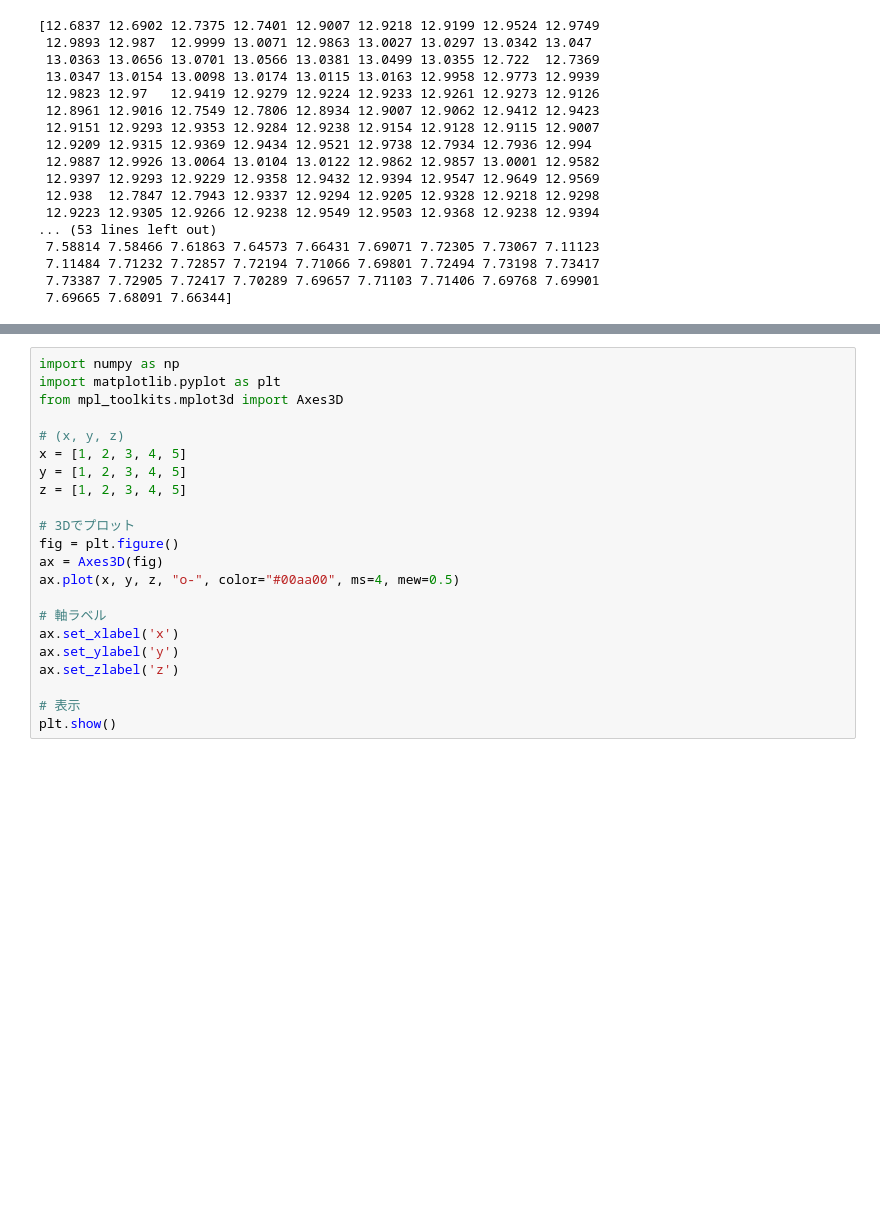
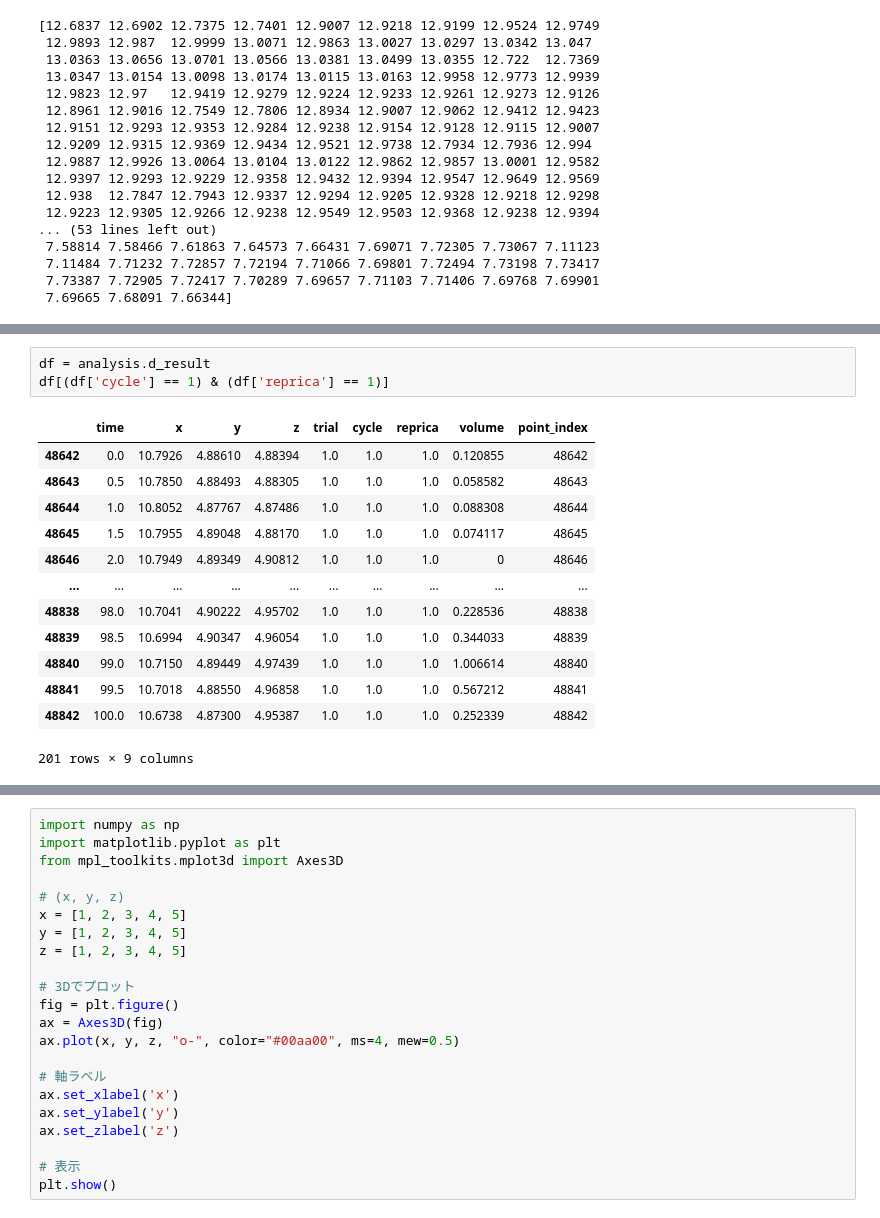
Before and after one commit to mukaiyama729/ResearchAnalysis, a Jupyter notebook: tesselation.ipynb, the cells around one changed output, grey strips where cells are left out. Cells and saved outputs as stored; diff of their text form; blank space fills up the shorter version.

```diff
--- a/tesselation.ipynb
+++ b/tesselation.ipynb
@@ -1004,0 +988,17 @@ print(z)
+# %%
+df = analysis.d_result
+df[(df['cycle'] == 1) & (df['reprica'] == 1)]
+# %% [output]
+|  | time | x | y | z | trial | cycle | reprica | volume | point_index |
+| 48642 | 0.0 | 10.7926 | 4.88610 | 4.88394 | 1.0 | 1.0 | 1.0 | 0.120855 | 48642 |
+| 48643 | 0.5 | 10.7850 | 4.88493 | 4.88305 | 1.0 | 1.0 | 1.0 | 0.058582 | 48643 |
+| 48644 | 1.0 | 10.8052 | 4.87767 | 4.87486 | 1.0 | 1.0 | 1.0 | 0.088308 | 48644 |
+| 48645 | 1.5 | 10.7955 | 4.89048 | 4.88170 | 1.0 | 1.0 | 1.0 | 0.074117 | 48645 |
+| 48646 | 2.0 | 10.7949 | 4.89349 | 4.90812 | 1.0 | 1.0 | 1.0 | 0 | 48646 |
+| ... | ... | ... | ... | ... | ... | ... | ... | ... | ... |
+| 48838 | 98.0 | 10.7041 | 4.90222 | 4.95702 | 1.0 | 1.0 | 1.0 | 0.228536 | 48838 |
+| 48839 | 98.5 | 10.6994 | 4.90347 | 4.96054 | 1.0 | 1.0 | 1.0 | 0.344033 | 48839 |
+| 48840 | 99.0 | 10.7150 | 4.89449 | 4.97439 | 1.0 | 1.0 | 1.0 | 1.006614 | 48840 |
+| 48841 | 99.5 | 10.7018 | 4.88550 | 4.96858 | 1.0 | 1.0 | 1.0 | 0.567212 | 48841 |
+| 48842 | 100.0 | 10.6738 | 4.87300 | 4.95387 | 1.0 | 1.0 | 1.0 | 0.252339 | 48842 |
+201 rows × 9 columns
```
Also changed, not shown: parts of 17 cells of this notebook, 2 other files.
